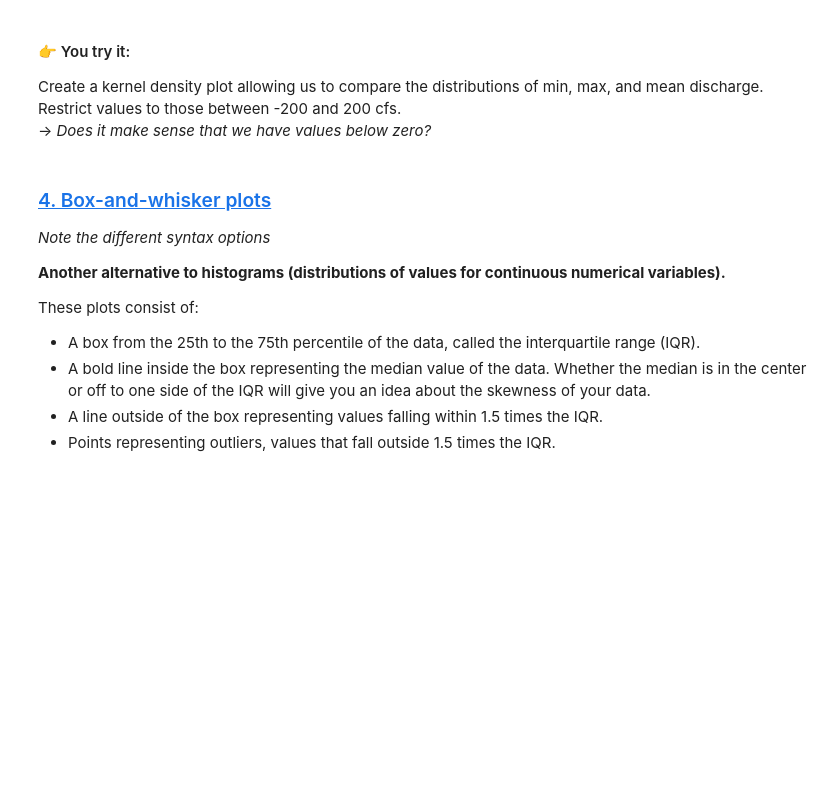
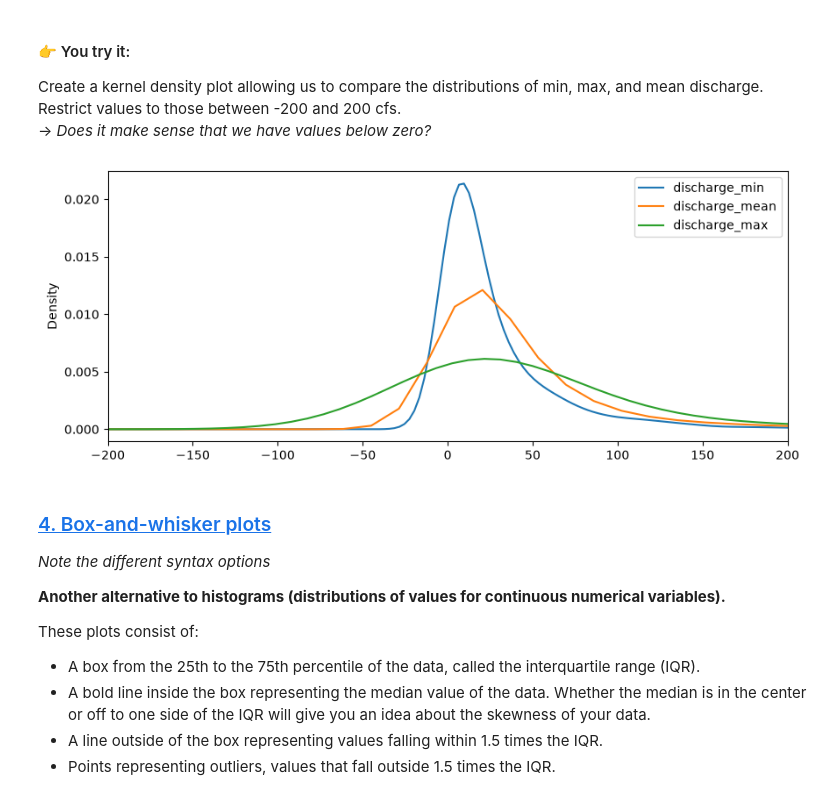
Before and after one commit to lamthieu1101/ENV700, a Jupyter notebook: lessons/M3-2-data-exploration-visual-exploration.ipynb, the cells around one changed output. Cells and saved outputs as stored; diff of their text form; code cells hidden in the pictures; blank space fills up the shorter version.

```diff
--- a/lessons/M3-2-data-exploration-visual-exploration.ipynb
+++ b/lessons/M3-2-data-exploration-visual-exploration.ipynb
@@ -221,6 +235,10 @@ USGS_flow_data[['gage_height_mean','gage_height_min','gage_height_max']].plot(ki
 #### 👉 You try it:
 Create a kernel density plot allowing us to compare the distributions of min, max, and mean discharge. Restrict values to those between -200 and 200 cfs.
 → *Does it make sense that we have values below zero?*
+# %%
+USGS_flow_data[['discharge_min','discharge_mean','discharge_max']].plot(kind='kde', figsize=(10,4), xlim=(-200,200));
+# %% [output]
+[figure, added]
 # %% [markdown]
 ### [4. Box-and-whisker plots](https://pandas.pydata.org/docs/user_guide/visualization.html#box-plots)
 *Note the different syntax options*
```
Also changed, not shown: parts of 6 cells of this notebook.
